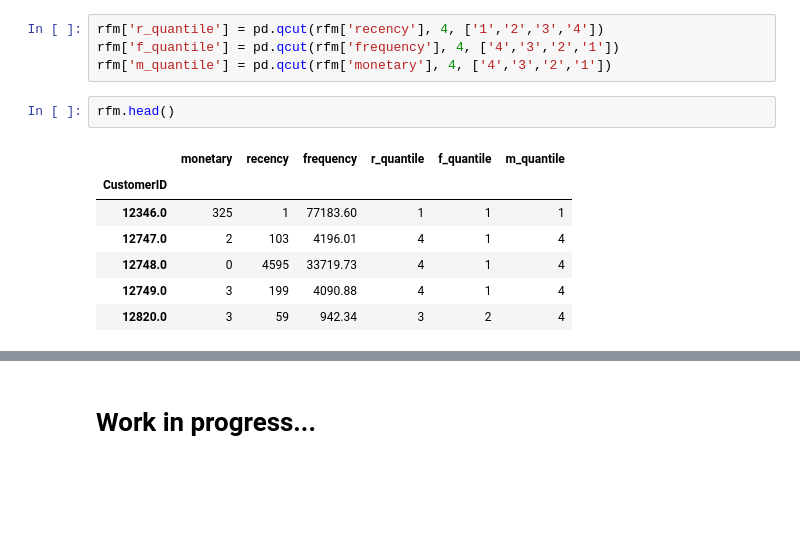
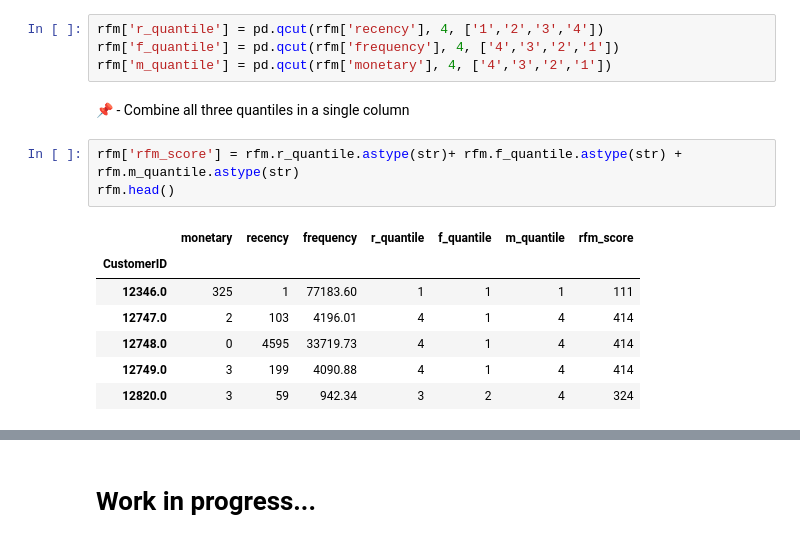
Before and after one commit to mohamedabidi97/customer-segmentation-online-retail, a Jupyter notebook: e-commerce-investigate-the-data-thoroughly.ipynb, the cells around one changed output, grey strips where cells are left out. Cells and saved outputs as stored; diff of their text form; blank space fills up the shorter version.

```diff
--- a/e-commerce-investigate-the-data-thoroughly.ipynb
+++ b/e-commerce-investigate-the-data-thoroughly.ipynb
@@ -673,13 +673,16 @@ is Quantile-based discretization function. qcut bins the data based on sample qu
 rfm['r_quantile'] = pd.qcut(rfm['recency'], 4, ['1','2','3','4'])
 rfm['f_quantile'] = pd.qcut(rfm['frequency'], 4, ['4','3','2','1'])
 rfm['m_quantile'] = pd.qcut(rfm['monetary'], 4, ['4','3','2','1'])
-# %%
-rfm.head()
-# %% [output]
-|  | monetary | recency | frequency | r_quantile | f_quantile | m_quantile |
-| CustomerID |  |  |  |  |  |  |
-| 12346.0 | 325 | 1 | 77183.60 | 1 | 1 | 1 |
-| 12747.0 | 2 | 103 | 4196.01 | 4 | 1 | 4 |
-| 12748.0 | 0 | 4595 | 33719.73 | 4 | 1 | 4 |
-| 12749.0 | 3 | 199 | 4090.88 | 4 | 1 | 4 |
-| 12820.0 | 3 | 59 | 942.34 | 3 | 2 | 4 |
+# %% [markdown]
+📌 - Combine all three quantiles in a single column
+# %%
+rfm['rfm_score'] = rfm.r_quantile.astype(str)+ rfm.f_quantile.astype(str) + rfm.m_quantile.astype(str)
+rfm.head()
+# %% [output]
+|  | monetary | recency | frequency | r_quantile | f_quantile | m_quantile | rfm_score |
+| CustomerID |  |  |  |  |  |  |  |
+| 12346.0 | 325 | 1 | 77183.60 | 1 | 1 | 1 | 111 |
+| 12747.0 | 2 | 103 | 4196.01 | 4 | 1 | 4 | 414 |
+| 12748.0 | 0 | 4595 | 33719.73 | 4 | 1 | 4 | 414 |
+| 12749.0 | 3 | 199 | 4090.88 | 4 | 1 | 4 | 414 |
+| 12820.0 | 3 | 59 | 942.34 | 3 | 2 | 4 | 324 |
```
Also changed, not shown: parts of 3 cells of this notebook.
